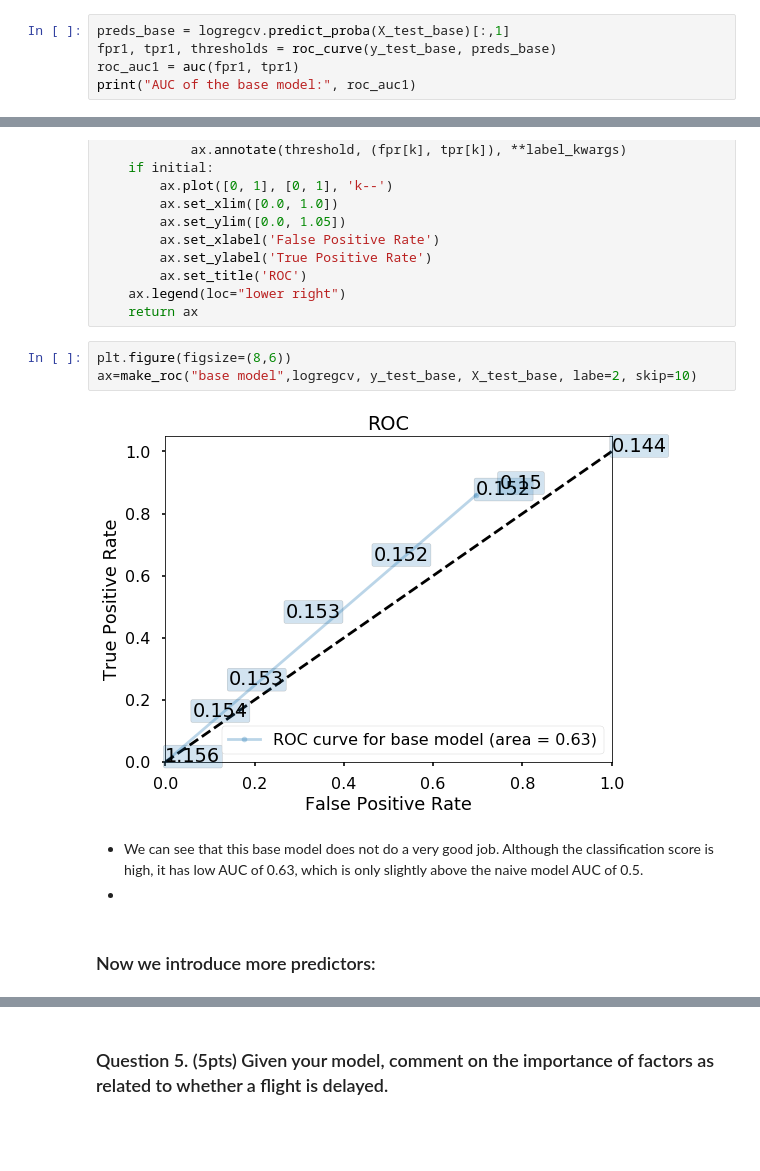
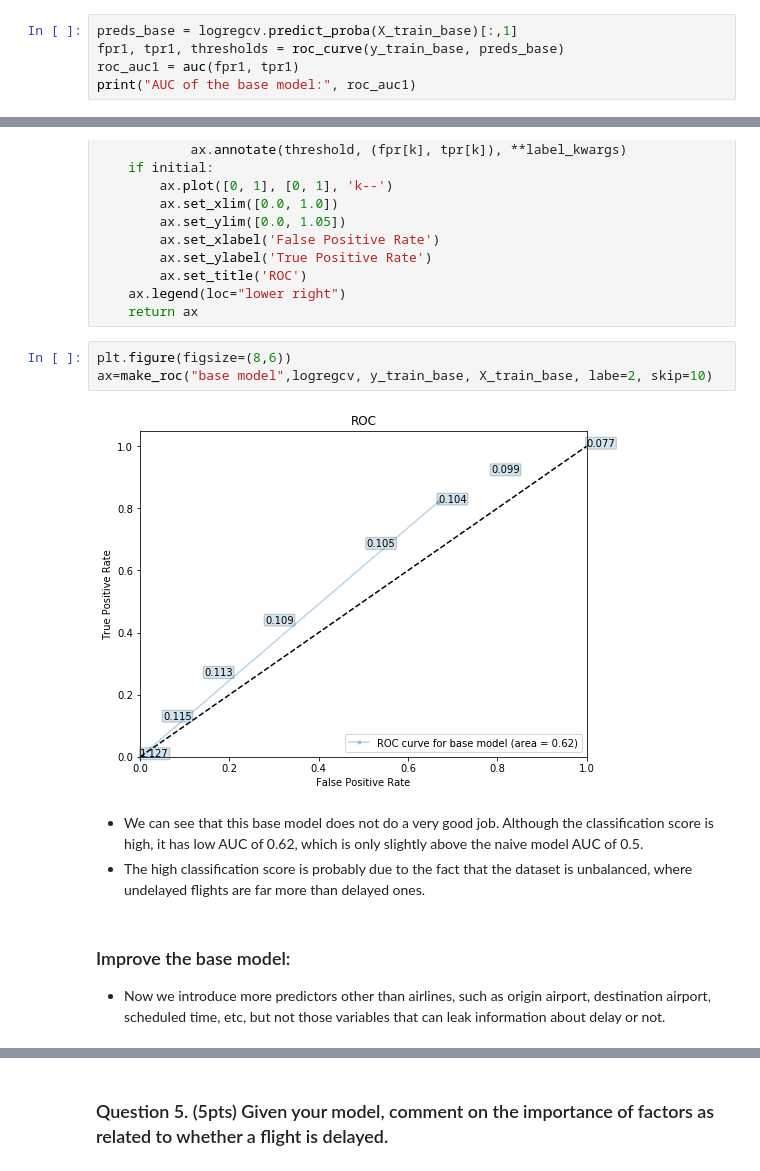
Before and after one commit to syj19950301/Data_Science_1, a Jupyter notebook: cs109a_midterm_2017.ipynb, the cells around one changed output, grey strips where cells are left out. Cells and saved outputs as stored; diff of their text form; blank space fills up the shorter version.

Commit message:
temporarily good

```diff
--- a/cs109a_midterm_2017.ipynb
+++ b/cs109a_midterm_2017.ipynb
@@ -352,8 +352,8 @@ Test accuracy (base model):  0.908758590437
 # %% [markdown]
 - Check AUC of the base model:
 # %%
-preds_base = logregcv.predict_proba(X_test_base)[:,1]
-fpr1, tpr1, thresholds = roc_curve(y_test_base, preds_base)
+preds_base = logregcv.predict_proba(X_train_base)[:,1]
+fpr1, tpr1, thresholds = roc_curve(y_train_base, preds_base)
 roc_auc1 = auc(fpr1, tpr1)
 print("AUC of the base model:", roc_auc1)
 # %% [output]
@@ -394,13 +394,14 @@ def make_roc(name, clf, ytest, xtest, ax=None, labe=5, proba=True, skip=0):
     return ax
 # %%
 plt.figure(figsize=(8,6))
-ax=make_roc("base model",logregcv, y_test_base, X_test_base, labe=2, skip=10)
+ax=make_roc("base model",logregcv, y_train_base, X_train_base, labe=2, skip=10)
 # %% [output]
-[figure, old version]
+[figure, new version]
 # %% [markdown]
-- We can see that this base model does not do a very good job. Although the classification score is high, it has low AUC of 0.63, which is only slightly above the naive model AUC of 0.5.
--
+- We can see that this base model does not do a very good job. Although the classification score is high, it has low AUC of 0.62, which is only slightly above the naive model AUC of 0.5.
+- The high classification score is probably due to the fact that the dataset is unbalanced, where undelayed flights are far more than delayed ones.
-# %% [markdown]
-### Now we introduce more predictors:
+# %% [markdown]
+### Improve the base model:
+- Now we introduce more predictors other than airlines, such as origin airport, destination airport, scheduled time, etc, but not those variables that can leak information about delay or not.
 # %%
 df3 = df1.copy()
```
Also changed, not shown: parts of 73 cells of this notebook.
